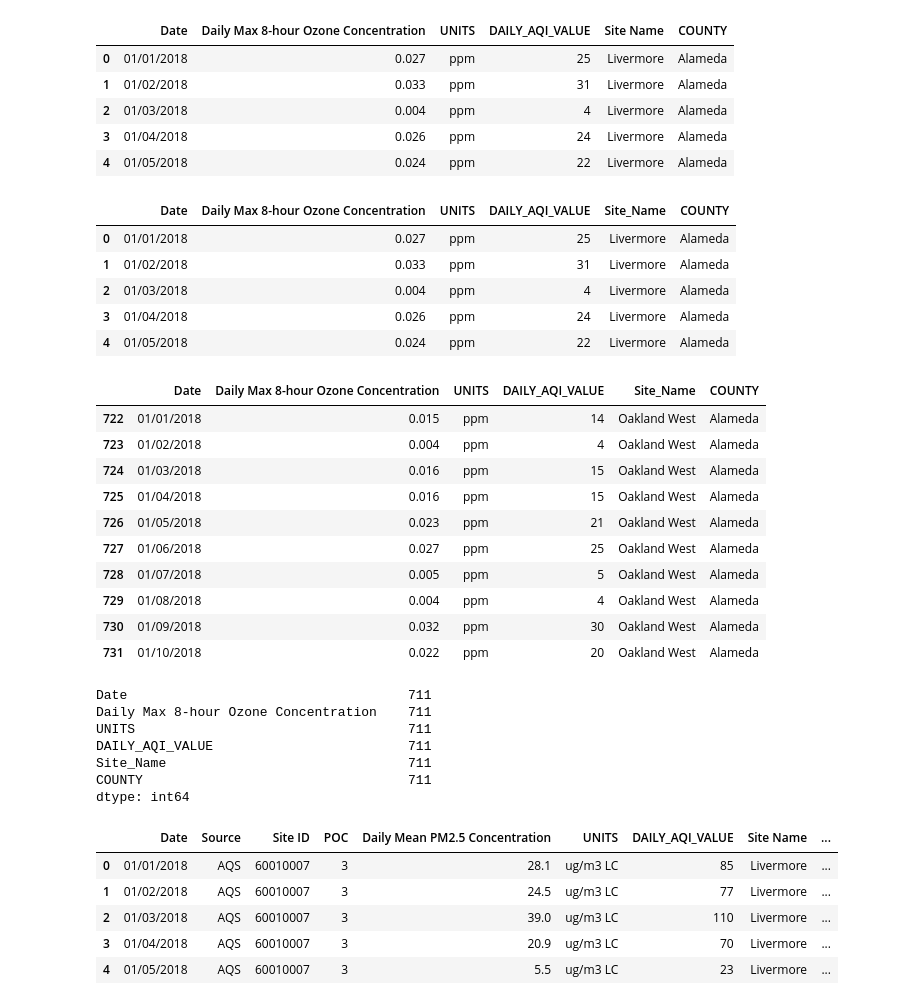
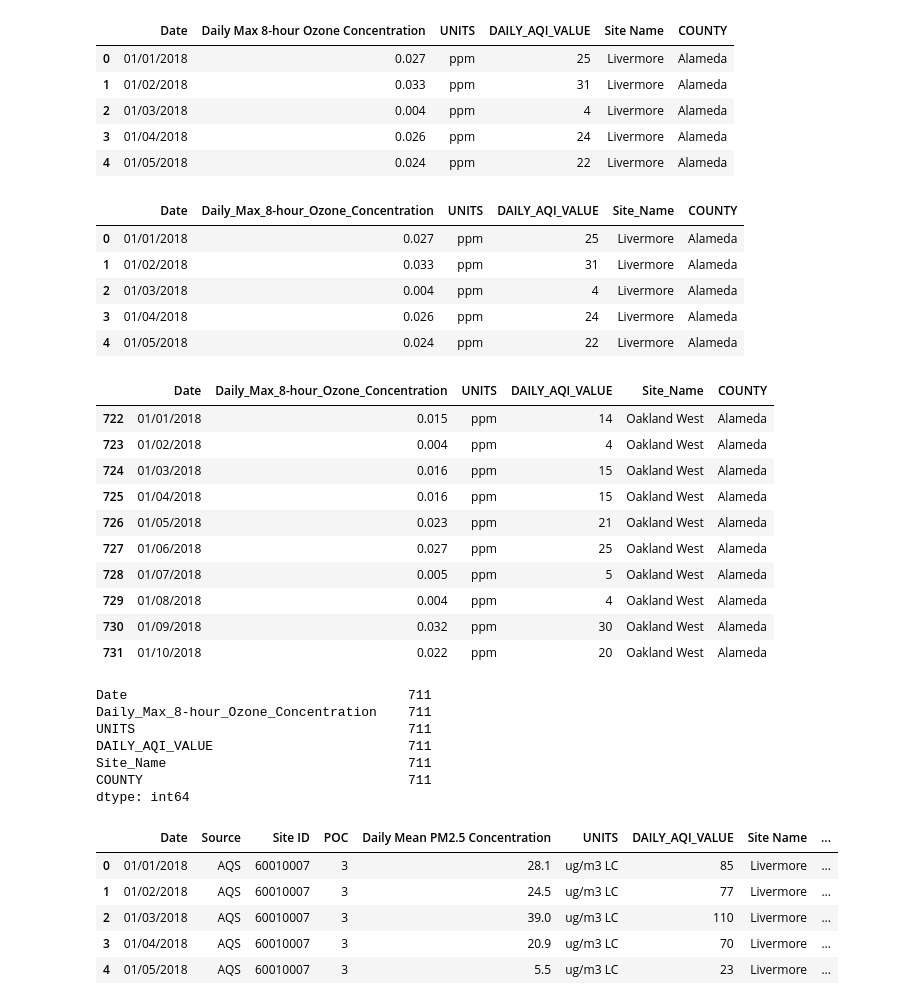
Before and after one commit to a56k/Final_Project_AQI_Level_SF, a Jupyter notebook: AmirO/Final Project CSVs/2018/Cleaning_Data 2018.ipynb, the cells around one changed output. Drawn from its saved outputs; the diff is of its cells as text; code cells hidden in the pictures.

```diff
--- a/AmirO/Final Project CSVs/2018/Cleaning_Data 2018.ipynb
+++ b/AmirO/Final Project CSVs/2018/Cleaning_Data 2018.ipynb
@@ -225,11 +227,12 @@ Ozone_2018.head()
 | 3 | 01/04/2018 | 0.026 | ppm | 24 | Livermore | Alameda |
 | 4 | 01/05/2018 | 0.024 | ppm | 22 | Livermore | Alameda |
 # %%
-#Rename Site Name Column
+#Rename Site Name & Daily Concentraion Columns
 Ozone_2018 = Ozone_2018.rename(columns={"Site Name": "Site_Name"})
+Ozone_2018 = Ozone_2018.rename(columns={"Daily Max 8-hour Ozone Concentration": "Daily_Max_8-hour_Ozone_Concentration"})
 Ozone_2018.head()
 # %% [output]
-|  | Date | Daily Max 8-hour Ozone Concentration | UNITS | DAILY_AQI_VALUE | Site_Name | COUNTY |
+|  | Date | Daily_Max_8-hour_Ozone_Concentration | UNITS | DAILY_AQI_VALUE | Site_Name | COUNTY |
 | 0 | 01/01/2018 | 0.027 | ppm | 25 | Livermore | Alameda |
 | 1 | 01/02/2018 | 0.033 | ppm | 31 | Livermore | Alameda |
 | 2 | 01/03/2018 | 0.004 | ppm | 4 | Livermore | Alameda |
@@ -240,7 +243,7 @@ Ozone_2018.head()
 Ozone_2018 = Ozone_2018[(Ozone_2018.Site_Name == "Oakland West") | (Ozone_2018.Site_Name == "San Francisco")]
 Ozone_2018.head(10)
 # %% [output]
-|  | Date | Daily Max 8-hour Ozone Concentration | UNITS | DAILY_AQI_VALUE | Site_Name | COUNTY |
+|  | Date | Daily_Max_8-hour_Ozone_Concentration | UNITS | DAILY_AQI_VALUE | Site_Name | COUNTY |
 | 722 | 01/01/2018 | 0.015 | ppm | 14 | Oakland West | Alameda |
 | 723 | 01/02/2018 | 0.004 | ppm | 4 | Oakland West | Alameda |
 | 724 | 01/03/2018 | 0.016 | ppm | 15 | Oakland West | Alameda |
@@ -256,7 +259,7 @@ Ozone_2018.head(10)
 Ozone_2018.count()
 # %% [output]
 Date                                    711
-Daily Max 8-hour Ozone Concentration    711
+Daily_Max_8-hour_Ozone_Concentration    711
 UNITS                                   711
 DAILY_AQI_VALUE                         711
 Site_Name                               711
```
Also changed, not shown: parts of 16 cells of this notebook, 21 other files.
